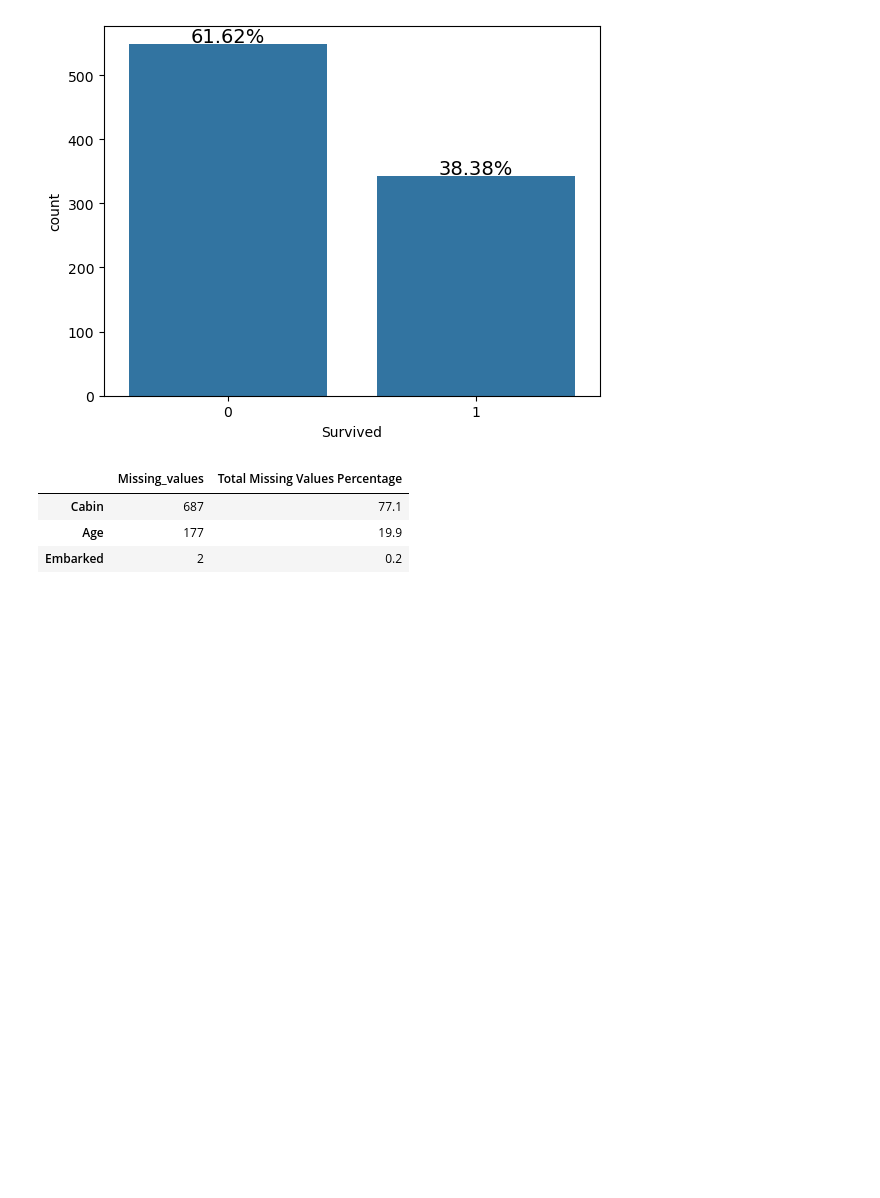
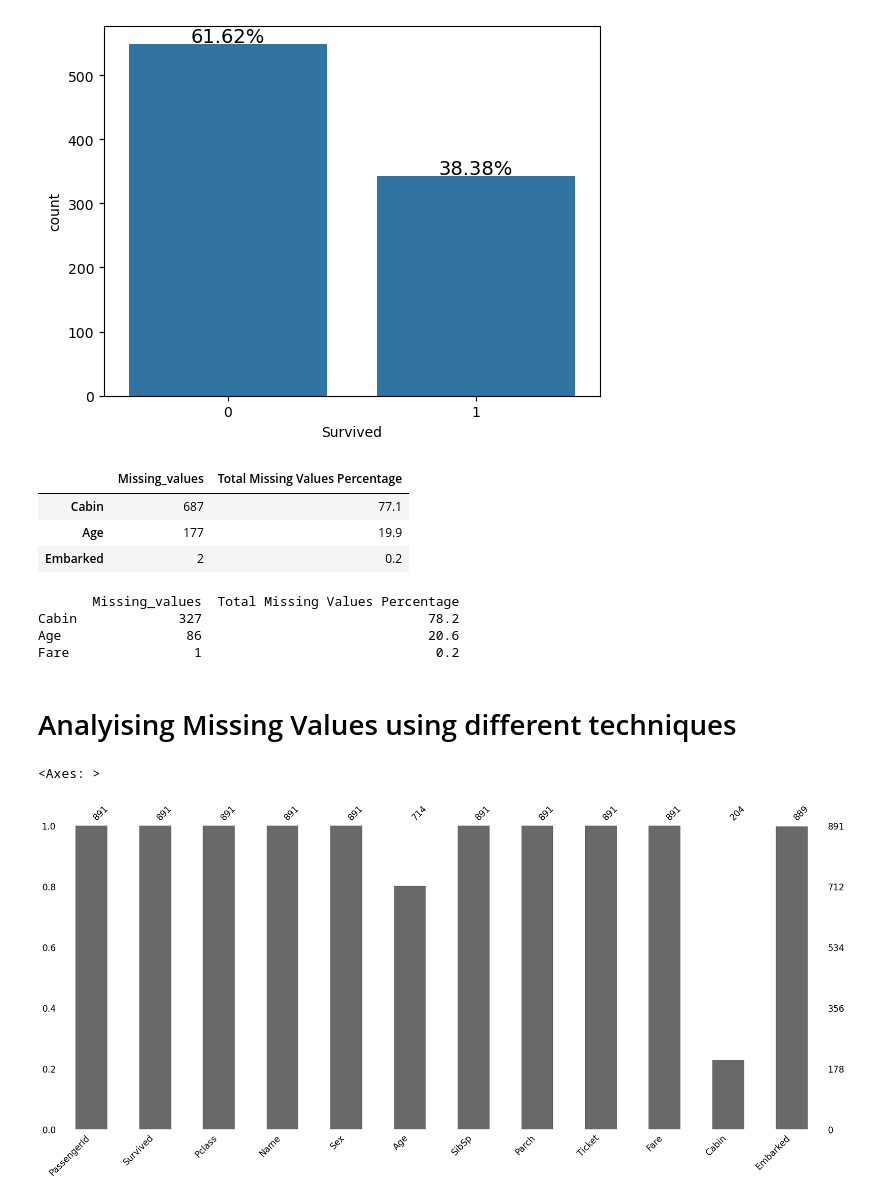
Before and after one commit to manishbhatia7/kaggle, a Jupyter notebook: input/Tutorials/Handling Missing Values.ipynb, the cells around one changed output. Saved outputs shown, nothing was run; the diff lists cells and outputs as text; code cells hidden in the pictures; blank space fills up the shorter version.

```diff
--- a/input/Tutorials/Handling Missing Values.ipynb
+++ b/input/Tutorials/Handling Missing Values.ipynb
@@ -47,3 +47,18 @@ print(train_missing)
 | Cabin | 687 | 77.1 |
 | Age | 177 | 19.9 |
 | Embarked | 2 | 0.2 |
+# %%
+test_missing=missing_values_table(test)
+print(test_missing)
+# %% [output]
+       Missing_values  Total Missing Values Percentage
+Cabin             327                             78.2
+Age                86                             20.6
+Fare                1                              0.2
+# %% [markdown]
+# Analyising Missing Values using different techniques
+# %%
+msno.bar(train)
+# %% [output]
+<Axes: >
+[figure, added]
```
Also changed, not shown: parts of 8 cells of this notebook.
